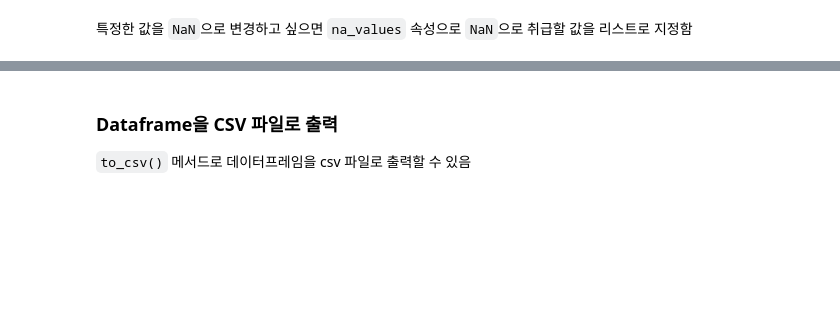
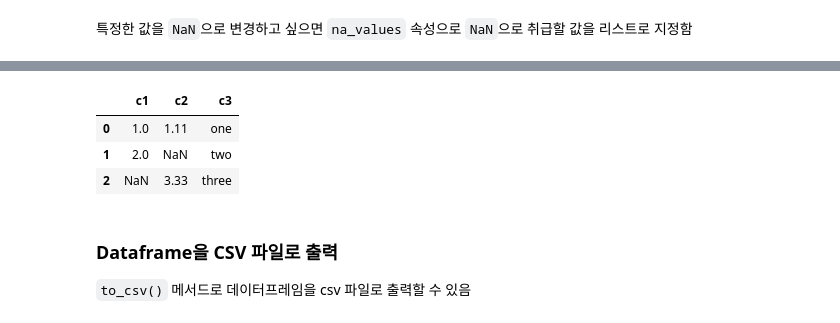
Before and after one commit to pjh753156a/python-basic, a Jupyter notebook: python-data-analysis-basic-20240118-main/pandas_data_analysis/pandas_data_import_export.ipynb, the cells around one changed output, grey strips where cells are left out. Cells and saved outputs as stored; diff of their text form; code cells hidden in the pictures; blank space fills up the shorter version.

```diff
--- a/python-data-analysis-basic-20240118-main/pandas_data_analysis/pandas_data_import_export.ipynb
+++ b/python-data-analysis-basic-20240118-main/pandas_data_analysis/pandas_data_import_export.ipynb
@@ -52,5 +74,11 @@ c1, c2, c3
 # %%
 df = pd.read_csv('sample3.csv', na_values=['누락', ' '])
+df
+# %% [output]
+|  | c1 | c2 | c3 |
+| 0 | 1.0 | 1.11 | one |
+| 1 | 2.0 | NaN | two |
+| 2 | NaN | 3.33 | three |
 # %% [markdown]
 ### Dataframe을 CSV 파일로 출력
 `to_csv()` 메서드로 데이터프레임을 csv 파일로 출력할 수 있음
```
Also changed, not shown: parts of 17 cells of this notebook, 7 other files.
